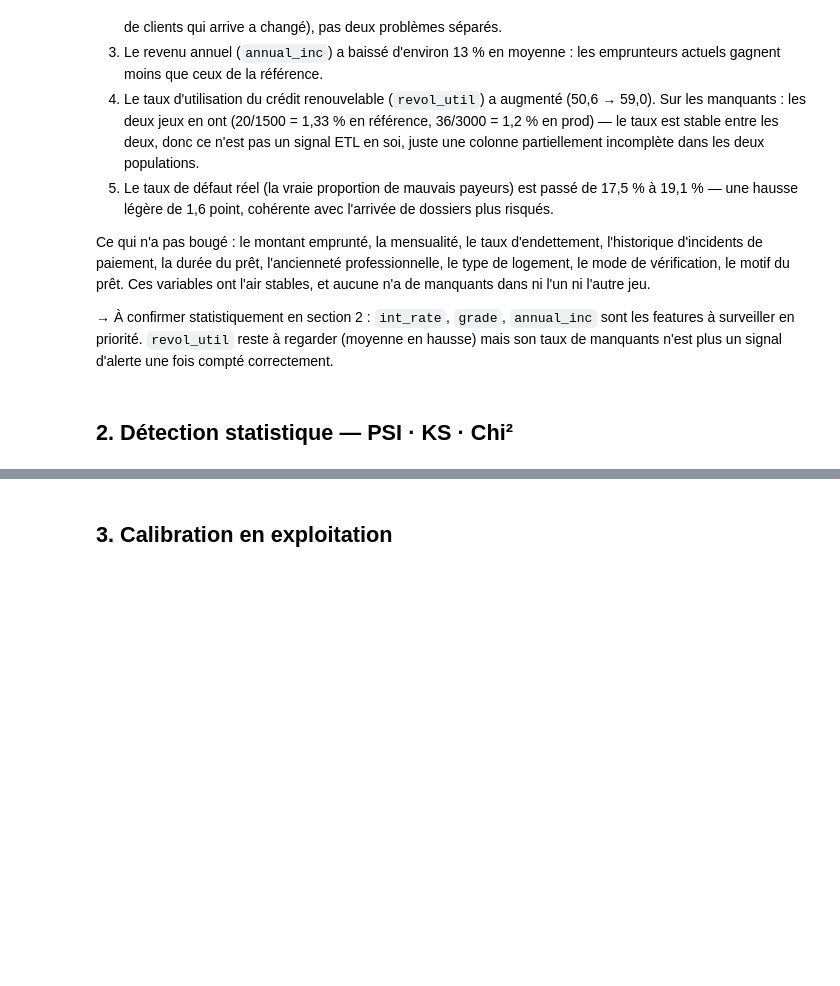
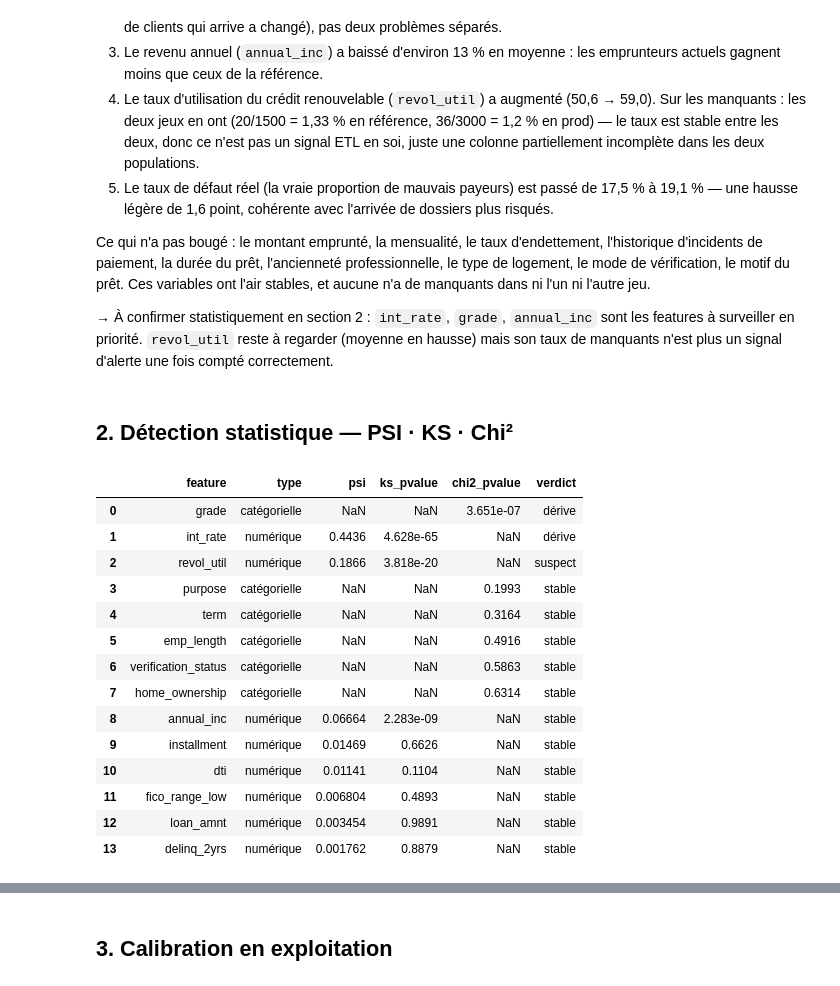
Before and after one commit to nawellepolin/M6-B1-pyrenex-drift-jeremy-nawelle, a Jupyter notebook: notebooks/M6-B1_template.ipynb, the cells around one changed output, grey strips where cells are left out. Saved outputs shown, nothing was run; the diff lists cells and outputs as text; code cells hidden in the pictures; blank space fills up the shorter version.

```diff
--- a/notebooks/M6-B1_template.ipynb
+++ b/notebooks/M6-B1_template.ipynb
@@ -123,4 +123,30 @@ signal d'alerte une fois compté correctement.
 # %% [markdown]
 ## 2. Détection statistique — PSI · KS · Chi²
 # %%
-# TODO
+import sys
+
+sys.path.insert(0, "../src")
+from drift_detection import PSI_DRIFT, PSI_STABLE, drift_report  # noqa: E402
+
+# loan_status est la cible, pas une feature : on l'exclut de la détection de dérive
+cat_cols_features = [c for c in cat_cols if c != "loan_status"]
+
+drift_summary = drift_report(ref, prod, num_cols, cat_cols_features)
+pd.set_option("display.float_format", lambda x: f"{x:.4g}")
+drift_summary
+# %% [output]
+|  | feature | type | psi | ks_pvalue | chi2_pvalue | verdict |
+| 0 | grade | catégorielle | NaN | NaN | 3.651e-07 | dérive |
+| 1 | int_rate | numérique | 0.4436 | 4.628e-65 | NaN | dérive |
+| 2 | revol_util | numérique | 0.1866 | 3.818e-20 | NaN | suspect |
+| 3 | purpose | catégorielle | NaN | NaN | 0.1993 | stable |
+| 4 | term | catégorielle | NaN | NaN | 0.3164 | stable |
+| 5 | emp_length | catégorielle | NaN | NaN | 0.4916 | stable |
+| 6 | verification_status | catégorielle | NaN | NaN | 0.5863 | stable |
+| 7 | home_ownership | catégorielle | NaN | NaN | 0.6314 | stable |
+| 8 | annual_inc | numérique | 0.06664 | 2.283e-09 | NaN | stable |
+| 9 | installment | numérique | 0.01469 | 0.6626 | NaN | stable |
+| 10 | dti | numérique | 0.01141 | 0.1104 | NaN | stable |
+| 11 | fico_range_low | numérique | 0.006804 | 0.4893 | NaN | stable |
+| 12 | loan_amnt | numérique | 0.003454 | 0.9891 | NaN | stable |
+| 13 | delinq_2yrs | numérique | 0.001762 | 0.8879 | NaN | stable |
```
Also changed, not shown: parts of 2 cells of this notebook, 2 other files.
